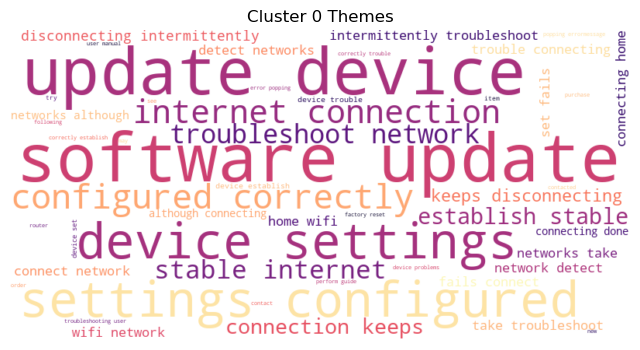
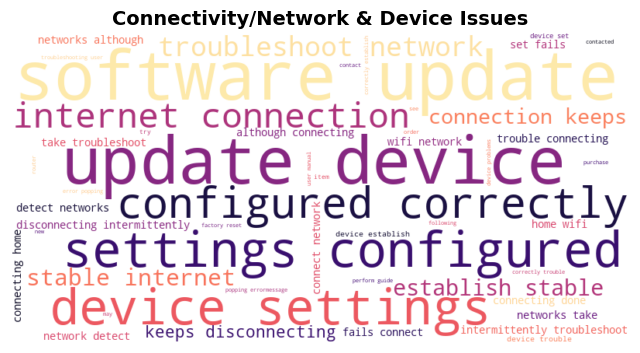
The notebook cell's code change between the first figure and the second:
--- before
+++ after
@@ -1,3 +1,9 @@
-# Word clouds for each cluster
+# Wordclouds for each cluster
+topic_mapping = {
+    0: "Connectivity/Network & Device Issues", 
+    1: "General usage and productivity support", 
+    2: "Account Access and Authentication Issues"
+}
+df['cluster_name'] = df['cluster'].map(topic_mapping)
 n_clusters = len(df['cluster'].unique())
 for i in range(n_clusters):
@@ -9,9 +15,9 @@
     # Generate word cloud
     wordcloud = WordCloud(width=800, height=400, background_color='white', colormap='magma', max_words=50).generate(cluster_text)
-
+    current_label = topic_mapping[i] 
     # Plot
     plt.figure(figsize=(8, 6))
     plt.imshow(wordcloud, interpolation='bilinear')
-    plt.title(f'Cluster {i} Themes')
+    plt.title(f"{current_label}", fontsize=14, fontweight='bold')
     plt.axis('off')
     plt.show()

Commit: Update TF-IDF and KMeans.ipynb